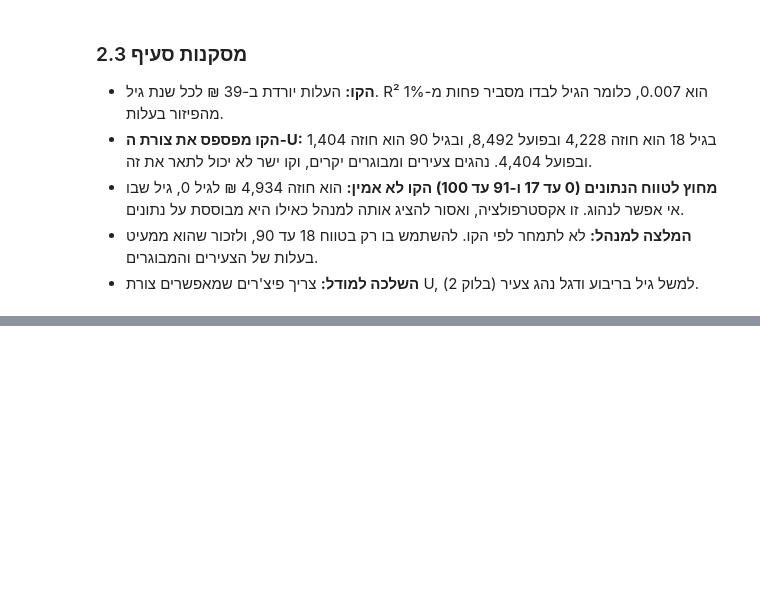
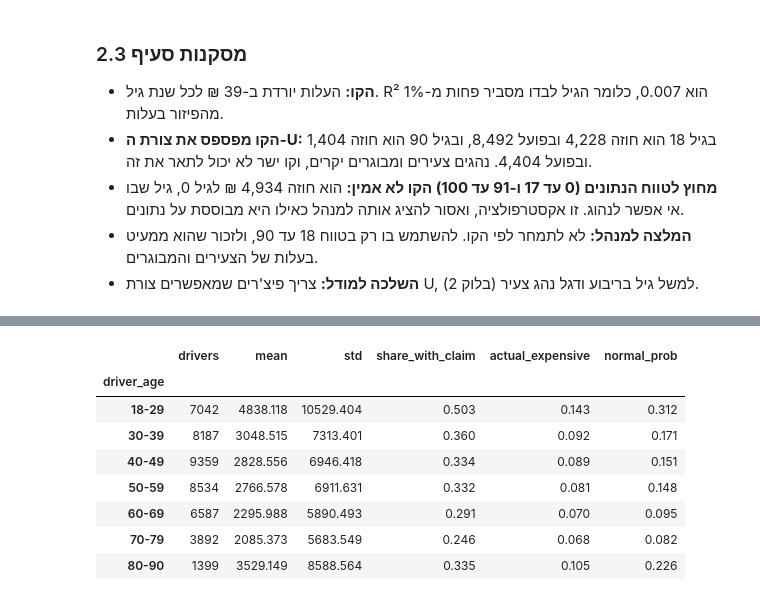
Before and after one commit to liadrimer/car-insurance-claim-prediction, a Jupyter notebook: target_eda.ipynb, the cells around one changed output, grey strips where cells are left out. Saved outputs shown, nothing was run; the diff lists cells and outputs as text; code cells hidden in the pictures; blank space fills up the shorter version.

```diff
--- a/target_eda.ipynb
+++ b/target_eda.ipynb
@@ -177,0 +182,26 @@ plt.show()
+# %%
+# טבלה לכל עשור: ממוצע, סטיית תקן, ההסתברות לנהג יקר לפי הנחת נורמליות, והשכיחות בפועל
+EXPENSIVE = 10000
+bins = [17, 29, 39, 49, 59, 69, 79, 90]
+labels = ["18-29", "30-39", "40-49", "50-59", "60-69", "70-79", "80-90"]
+decade = pd.cut(df["driver_age"], bins=bins, labels=labels)
+
+decade_table = y.groupby(decade, observed=True).agg(
+    drivers="count",
+    mean="mean",
+    std="std",
+    share_with_claim=lambda s: (s > 0).mean(),
+    actual_expensive=lambda s: (s > EXPENSIVE).mean(),
+)
+decade_table["normal_prob"] = norm.sf(EXPENSIVE, decade_table["mean"], decade_table["std"])
+decade_table.round(3)
+# %% [output]
+|  | drivers | mean | std | share_with_claim | actual_expensive | normal_prob |
+| driver_age |  |  |  |  |  |  |
+| 18-29 | 7042 | 4838.118 | 10529.404 | 0.503 | 0.143 | 0.312 |
+| 30-39 | 8187 | 3048.515 | 7313.401 | 0.360 | 0.092 | 0.171 |
+| 40-49 | 9359 | 2828.556 | 6946.418 | 0.334 | 0.089 | 0.151 |
+| 50-59 | 8534 | 2766.578 | 6911.631 | 0.332 | 0.081 | 0.148 |
+| 60-69 | 6587 | 2295.988 | 5890.493 | 0.291 | 0.070 | 0.095 |
+| 70-79 | 3892 | 2085.373 | 5683.549 | 0.246 | 0.068 | 0.082 |
+| 80-90 | 1399 | 3529.149 | 8588.564 | 0.335 | 0.105 | 0.226 |
```
Also changed, not shown: parts of 6 cells of this notebook.
